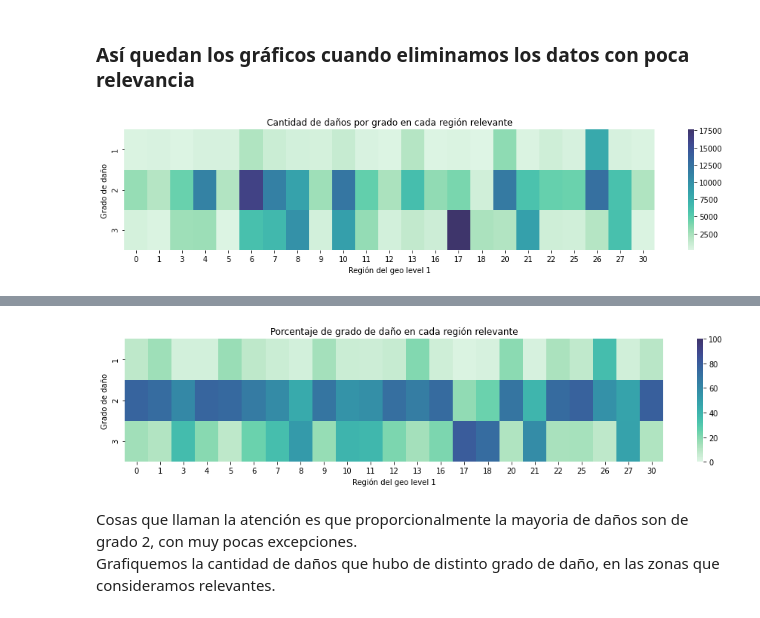
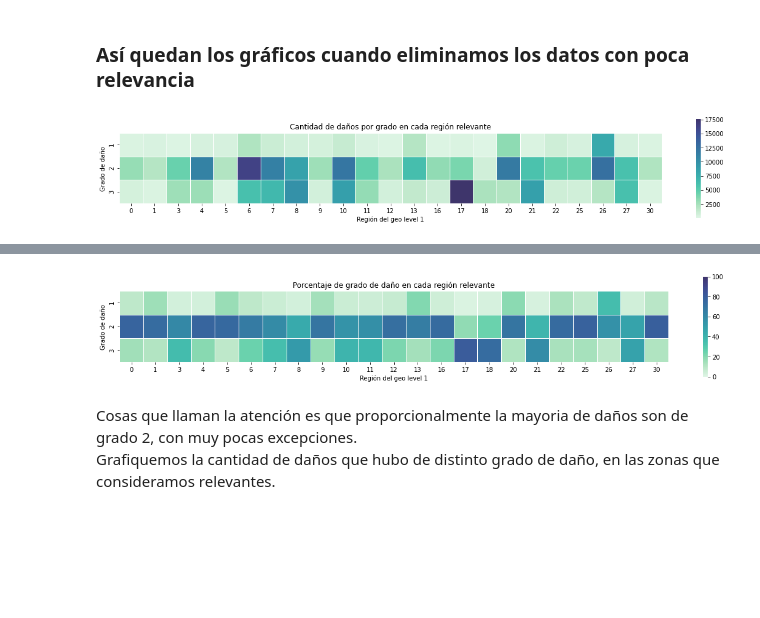
Before and after one commit to franvinas/7506-tp1, a Jupyter notebook: tp1.ipynb, the cells around one changed output, grey strips where cells are left out. Cells and saved outputs as stored; diff of their text form; code cells hidden in the pictures; blank space fills up the shorter version.

```diff
--- a/tp1.ipynb
+++ b/tp1.ipynb
@@ -31,20 +31,17 @@ import pandas as pd
 import numpy as np
 import matplotlib.pyplot as plt
 import seaborn as sns
-#from matplotlib import cm
 import matplotlib.ticker as mtick
-#import matplotlib as mpl
+import matplotlib as mpl
 import cycler
-#import colorcet as cc
 
 #seteando la paleta de colores
-#estilo = "mako"
+estilo = "mako"
 cmap_cycler = sns.color_palette(estilo, n_colors = 280)
 cmap = sns.color_palette(estilo, n_colors = 2000)[:500:-1]
-plt.style.available
 
 plt.rcParams['axes.grid'] = True
-mpl.rcParams['axes.prop_cycle'] = cycler.cycler('color', cmap_cycler[200::-20])#cc.kbc[::-25])#cc.linear_blue_5_95_c73[::-40]) #plt.cm.tab20c.colors)
+mpl.rcParams['axes.prop_cycle'] = cycler.cycler('color', cmap_cycler[200::-20])
 # %%
 # lectura de archivos csv
 train_values=pd.read_csv('train_values.csv',
@@ -469,27 +466,27 @@ Vamos a filtrar nuestro dataset. Calculamos el total de edificios dañados por r
 ### Así quedan los gráficos cuando eliminamos los datos con poca relevancia
 # %%
 damage_grade_relevante_por_region=damage_grade_por_region_geoLeve1[daños_totales>daños_totales.quantile(0.25)]
-plt.figure(figsize=(16,3))
-sns.heatmap(data=damage_grade_relevante_por_region.T,cmap=cmap)
+plt.figure(figsize=(20,3))
+sns.heatmap(data=damage_grade_relevante_por_region.T,cmap=cmap, linewidths=1, square=True)
 plt.title('Cantidad de daños por grado en cada región relevante')
 plt.ylabel('Grado de daño')
 plt.xlabel('Región del geo level 1')
 plt.show()
 # %% [output]
-[figure, old version]
+[figure, new version]
 # %% [markdown]
 <a id='another_cell'></a>
 # %%
 daños_totales_relevantes=daños_totales[daños_totales>daños_totales.quantile(0.25)]
 daños_porcentuales_relevantes_geoLevel1=damage_grade_relevante_por_region.agg(lambda x: x/daños_totales_relevantes)
-plt.figure(figsize=(16,3))
-sns.heatmap(data=daños_porcentuales_relevantes_geoLevel1.T*100,cmap=cmap,vmin=0,vmax=100)
+plt.figure(figsize=(20,3))
+sns.heatmap(data=daños_porcentuales_relevantes_geoLevel1.T*100,cmap=cmap,vmin=0,vmax=100, linewidths=1, square=True)
 plt.title('Porcentaje de grado de daño en cada región relevante')
 plt.ylabel('Grado de daño')
 plt.xlabel('Región del geo level 1')
 plt.show()
 # %% [output]
-[figure, old version]
+[figure, new version]
 # %% [markdown]
 Cosas que llaman la atención es que proporcionalmente la mayoria de daños son de grado 2, con muy pocas excepciones.
 Grafiquemos la cantidad de daños que hubo de distinto grado de daño, en las zonas que consideramos relevantes.
```
Also changed, not shown: parts of 8 cells of this notebook.
